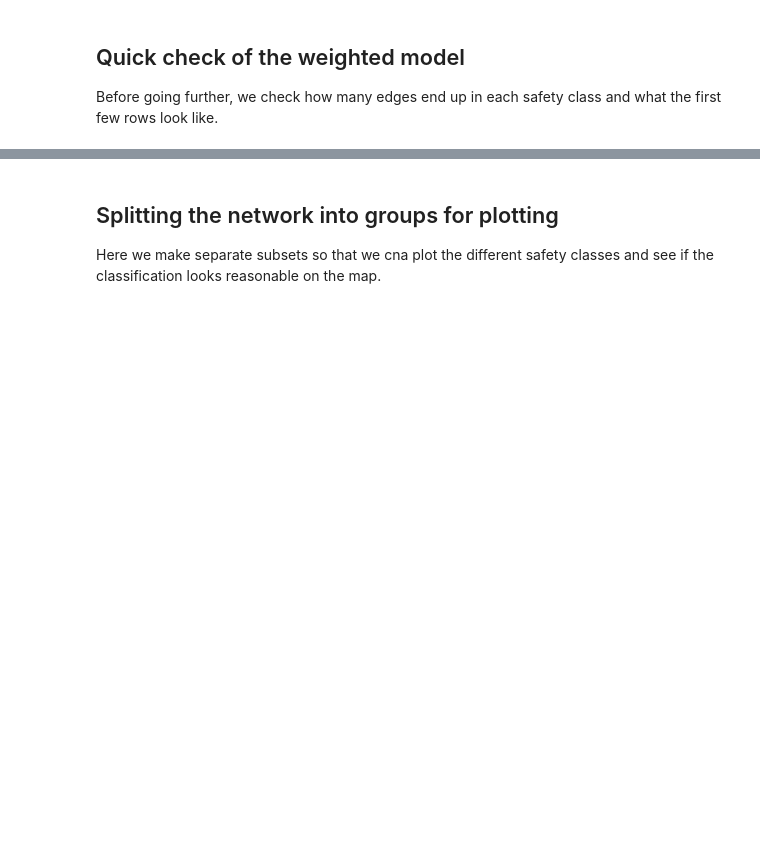
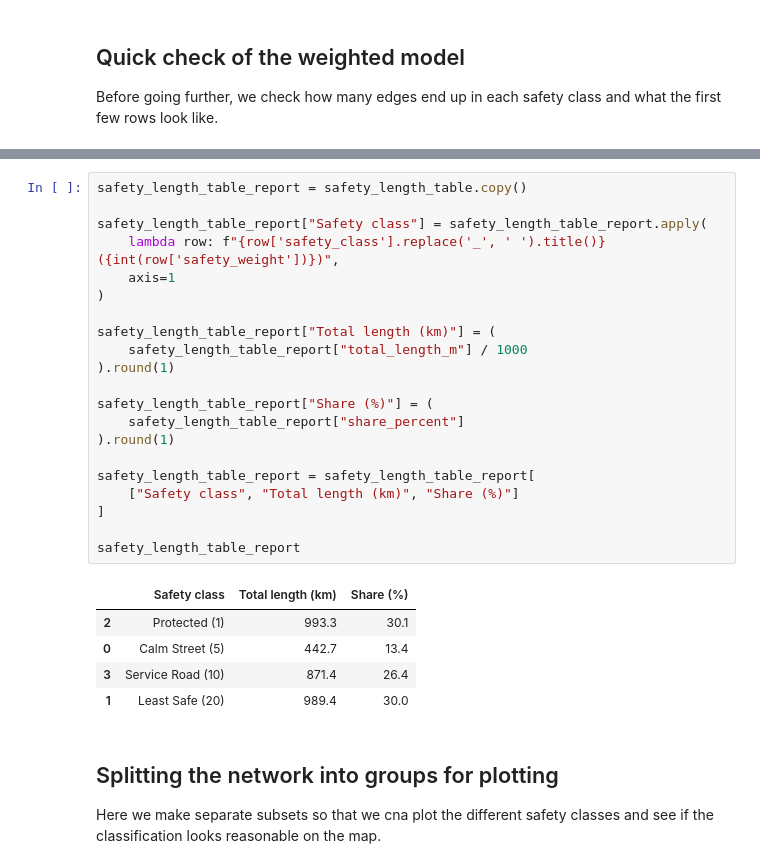
Before and after one commit to peterkriegel/safe-bike-paths-to-school-cph, a Jupyter notebook: notebooks/03_prepare_network.ipynb, the cells around one changed output, grey strips where cells are left out. Saved outputs shown, nothing was run; the diff lists cells and outputs as text; blank space fills up the shorter version.

Commit message:
Added new statistical analyses and updated report

```diff
--- a/notebooks/03_prepare_network.ipynb
+++ b/notebooks/03_prepare_network.ipynb
@@ -572,3 +600,30 @@ u      v           key
+# %%
+safety_length_table_report = safety_length_table.copy()
+
+safety_length_table_report["Safety class"] = safety_length_table_report.apply(
+    lambda row: f"{row['safety_class'].replace('_', ' ').title()} ({int(row['safety_weight'])})",
+    axis=1
+)
+
+safety_length_table_report["Total length (km)"] = (
+    safety_length_table_report["total_length_m"] / 1000
+).round(1)
+
+safety_length_table_report["Share (%)"] = (
+    safety_length_table_report["share_percent"]
+).round(1)
+
+safety_length_table_report = safety_length_table_report[
+    ["Safety class", "Total length (km)", "Share (%)"]
+]
+
+safety_length_table_report
+# %% [output]
+|  | Safety class | Total length (km) | Share (%) |
+| 2 | Protected (1) | 993.3 | 30.1 |
+| 0 | Calm Street (5) | 442.7 | 13.4 |
+| 3 | Service Road (10) | 871.4 | 26.4 |
+| 1 | Least Safe (20) | 989.4 | 30.0 |
 # %% [markdown]
 ## Splitting the network into groups for plotting
 
```
Also changed, not shown: parts of 9 cells of this notebook, 15 other files.
